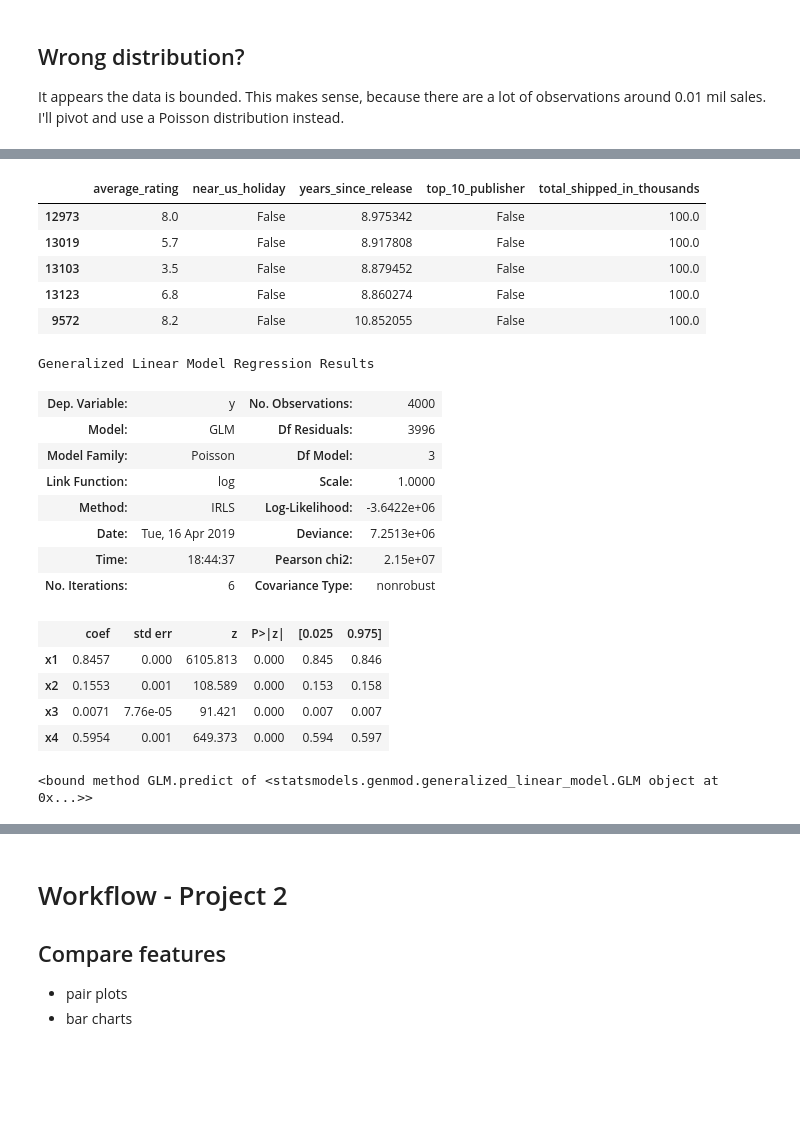
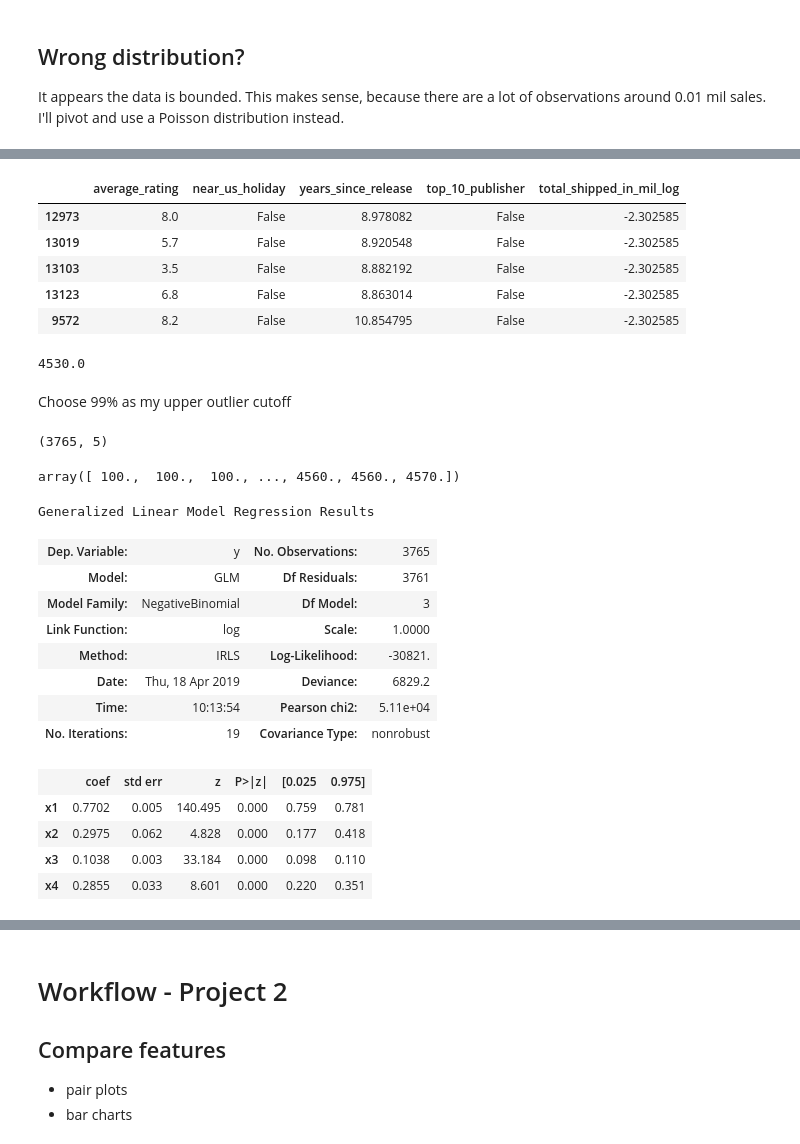
Before and after one commit to jeremyrchow/video_game_sales_data, a Jupyter notebook: exploratory_data_analysis_notebook.ipynb, the cells around one changed output, grey strips where cells are left out. Cells and saved outputs as stored; diff of their text form; code cells hidden in the pictures; blank space fills up the shorter version.

```diff
--- a/exploratory_data_analysis_notebook.ipynb
+++ b/exploratory_data_analysis_notebook.ipynb
@@ -387,9 +458,9 @@ df_features_with_predicted.head()
 # %%
-df_features_with_predicted.head()
+df_features.head()
 # %% [output]
-|  | average_rating | near_us_holiday | years_since_release | top_10_publisher | total_shipped_in_thousands |
-| 12973 | 8.0 | False | 8.975342 | False | 100.0 |
-| 13019 | 5.7 | False | 8.917808 | False | 100.0 |
-| 13103 | 3.5 | False | 8.879452 | False | 100.0 |
-| 13123 | 6.8 | False | 8.860274 | False | 100.0 |
-| 9572 | 8.2 | False | 10.852055 | False | 100.0 |
+|  | average_rating | near_us_holiday | years_since_release | top_10_publisher | total_shipped_in_mil_log |
+| 12973 | 8.0 | False | 8.978082 | False | -2.302585 |
+| 13019 | 5.7 | False | 8.920548 | False | -2.302585 |
+| 13103 | 3.5 | False | 8.882192 | False | -2.302585 |
+| 13123 | 6.8 | False | 8.863014 | False | -2.302585 |
+| 9572 | 8.2 | False | 10.854795 | False | -2.302585 |
@@ -399,28 +467,51 @@ X = df_features.iloc[:,:-1].values
+# %%
+#for i in np.linspace(95,99.75,20):
+ #   print(i,np.percentile(yval,i))
+np.percentile(yval,95)
+# %% [output]
+4530.0
+# %% [markdown]
+Choose 99% as my upper outlier cutoff
+# %%
+df_features_with_predicted =\
+df_features_with_predicted.loc[df_features_with_predicted['total_shipped_in_thousands'] < 4600]
+df_features_with_predicted.shape
+# %% [output]
+(3765, 5)
+# %%
+#Not log'd
+y = df_features_with_predicted['total_shipped_in_thousands'].values
+
+# Can't use log'd data because poisson requires integer predictions?
+#y = df_features.iloc[:,-1].values
+X = df_features_with_predicted.iloc[:,:-1].values
+y
+# %% [output]
+array([ 100.,  100.,  100., ..., 4560., 4560., 4570.])
 # %%
 # Cast variables to correct datatypes
 y = y.astype(int)
 X = X.astype(float)
 # %%
 # Fit GLM in statsmodels using Poisson link function
-poisson_model = sm.GLM(y, X, family = sm.families.Poisson())
+#poisson_model = sm.GLM(y, X, family = sm.families.Poisson())
+poisson_model = sm.GLM(y, X, family = sm.families.NegativeBinomial())
+
+
 poisson_result = poisson_model.fit()
 poisson_result.summary()
 # %% [output]
 Generalized Linear Model Regression Results
-| Dep. Variable: | y | No. Observations: | 4000 |
-| Model: | GLM | Df Residuals: | 3996 |
-| Model Family: | Poisson | Df Model: | 3 |
+| Dep. Variable: | y | No. Observations: | 3765 |
+| Model: | GLM | Df Residuals: | 3761 |
+| Model Family: | NegativeBinomial | Df Model: | 3 |
 | Link Function: | log | Scale: | 1.0000 |
-| Method: | IRLS | Log-Likelihood: | -3.6422e+06 |
-| Date: | Tue, 16 Apr 2019 | Deviance: | 7.2513e+06 |
-| Time: | 18:44:37 | Pearson chi2: | 2.15e+07 |
-| No. Iterations: | 6 | Covariance Type: | nonrobust |
+| Method: | IRLS | Log-Likelihood: | -30821. |
+| Date: | Thu, 18 Apr 2019 | Deviance: | 6829.2 |
+| Time: | 10:13:54 | Pearson chi2: | 5.11e+04 |
+| No. Iterations: | 19 | Covariance Type: | nonrobust |
 |  | coef | std err | z | P>|z| | [0.025 | 0.975] |
-| x1 | 0.8457 | 0.000 | 6105.813 | 0.000 | 0.845 | 0.846 |
-| x2 | 0.1553 | 0.001 | 108.589 | 0.000 | 0.153 | 0.158 |
-| x3 | 0.0071 | 7.76e-05 | 91.421 | 0.000 | 0.007 | 0.007 |
-| x4 | 0.5954 | 0.001 | 649.373 | 0.000 | 0.594 | 0.597 |
+| x1 | 0.7702 | 0.005 | 140.495 | 0.000 | 0.759 | 0.781 |
+| x2 | 0.2975 | 0.062 | 4.828 | 0.000 | 0.177 | 0.418 |
+| x3 | 0.1038 | 0.003 | 33.184 | 0.000 | 0.098 | 0.110 |
+| x4 | 0.2855 | 0.033 | 8.601 | 0.000 | 0.220 | 0.351 |
-# %%
-poisson_model.fit
-# %% [output]
-<bound method GLM.predict of <statsmodels.genmod.generalized_linear_model.GLM object at 0x...>>
```
Also changed, not shown: parts of 32 cells of this notebook, 3 other files.
